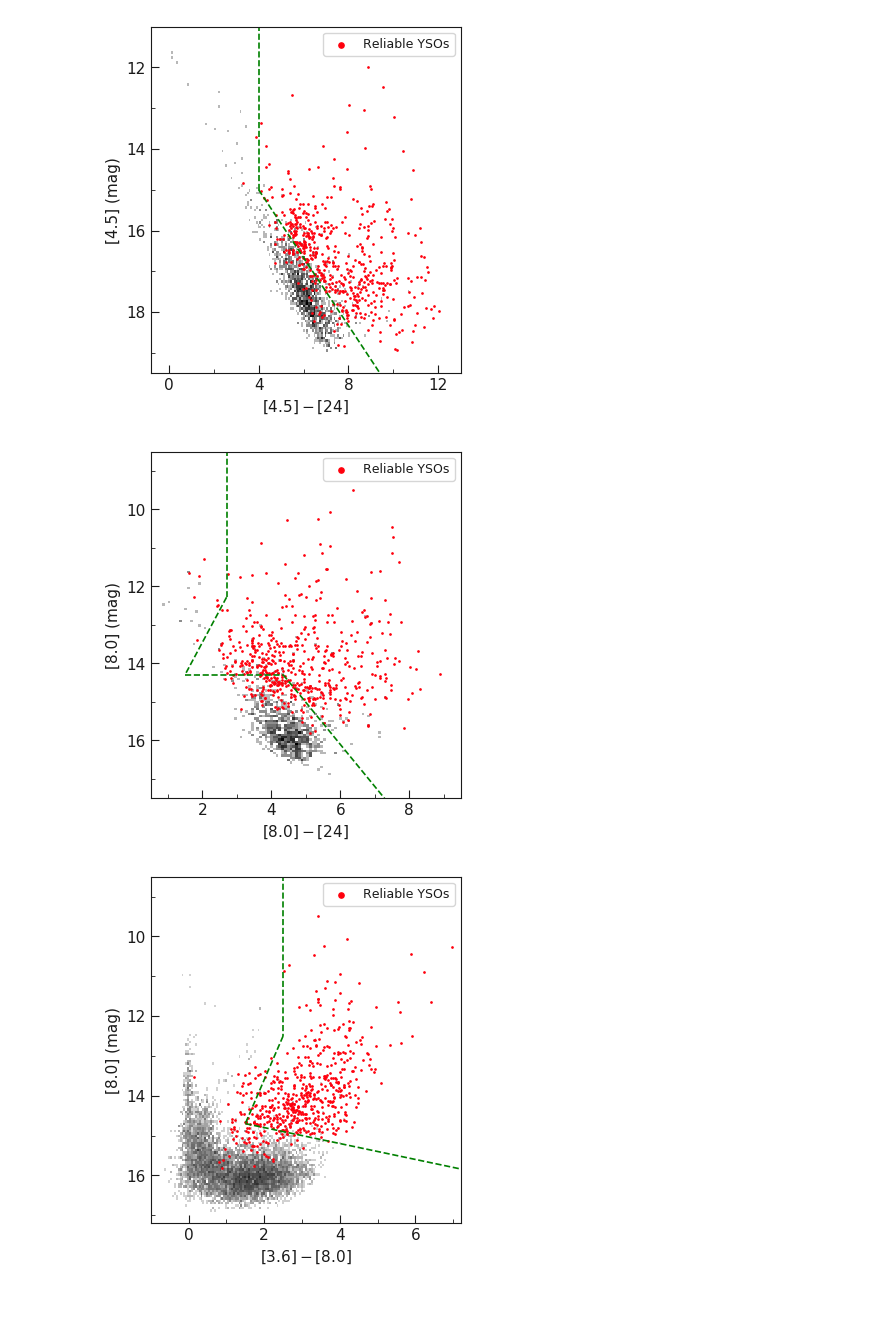
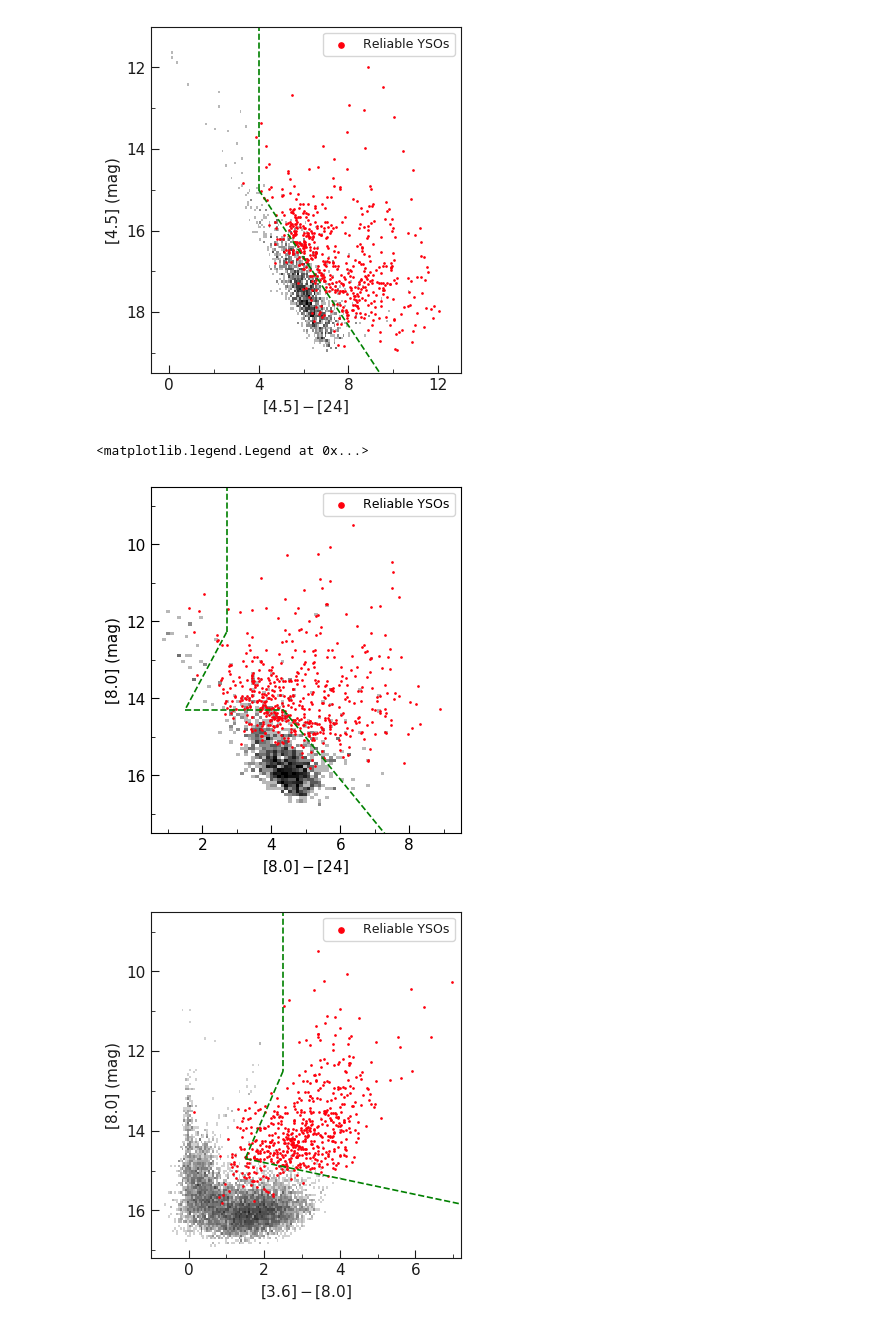
Before and after one commit to MichaelSharp7/YSOs, a Jupyter notebook: NGC6822_cat.ipynb, the cells around one changed output. Cells and saved outputs as stored; diff of their text form; code cells hidden in the pictures.

```diff
--- a/NGC6822_cat.ipynb
+++ b/NGC6822_cat.ipynb
@@ -1088,8 +1078,8 @@ color = data['k80mag'][idx_8024]-data['k24mag'][idx_8024]
 mag2= data['k80mag'][idx_8024]
 
 #Defining the edges of the 2D histogram for the Hess diagram  - makesure this matches your plot imits or is just smaller than
-coledges = np.linspace(-4.0, 12, 200) #(min, max, nbins)
-magedges = np.linspace(6, 18, 200)
+coledges = np.linspace(-4.0, 12, 150) #(min, max, nbins)
+magedges = np.linspace(6, 18, 150)
 extent = [coledges[0], coledges[-1], magedges[-1], magedges[0]]
 
 plt.rc('font', family='sans-serif')
@@ -1121,35 +1111,36 @@ y_majors=np.linspace(8, 18,6)
 ax.xaxis.set_major_locator(matplotlib.ticker.FixedLocator(x_majors))
 ax.yaxis.set_major_locator(matplotlib.ticker.FixedLocator(y_majors))
 x_minors = np.linspace(-2, 10, 13)[1:-1]
 ax.xaxis.set_minor_locator(matplotlib.ticker.FixedLocator(x_minors))
 y_minors = np.linspace(8, 18, 11)[1:-1]
 ax.yaxis.set_minor_locator(matplotlib.ticker.FixedLocator(y_minors))
 plt.tick_params(which='minor',direction='in',length=3)
 plt.tick_params(which='major',direction='in',length=6)
 
 #Show the image (the 2D histogram)
 im = ax.imshow(numH,extent=extent,interpolation='nearest',
             vmin=0,vmax=1000,aspect='auto')
 
 im.set_clim(0,1.5)         #clipping values of the image to show.
 im.set_cmap('gist_yarg')   #choosing a color map
 
 #Plot all potential YSOs making the cut
 #plt.scatter(data['k80mag'][c6_idx]-data['k24mag'][c6_idx], data['k80mag'][c6_idx], s=0.9,color=sns.xkcd_rgb['bright purple'], label="YSO candidates")
 # Plot all reliable stars which satify the cut criteria
 plt.scatter(reliable_score_cat['k80mag'][rel_idx_8024]-reliable_score_cat['k24mag'][rel_idx_8024], reliable_score_cat['k80mag'][rel_idx_8024], s=0.9,color=sns.xkcd_rgb['bright red'], label="Reliable YSOs")
 
 lines=([2.7,2.7],[6,12.281],[2.7,1.497],[12.281,10+mod],[1.497,4.34],[10+mod,10+mod],[4.34,7.74],[10+mod,18])
 lim=int(0.5*len(lines))
 for i in range(lim):
     x,y=lines[2*i],lines[2*i+1]
     plt.plot(x,y,'--',color='green',linewidth=1.2)
 
 # Add a legend and a title
 plt.legend(loc="upper right",frameon=True, scatterpoints=1, numpoints=1, markerscale=4,fontsize=9)
-plt.savefig("80_24_Hess.pdf", bbox_inches='tight')
+#plt.savefig("80_24_Hess.pdf", bbox_inches='tight')
 # %% [output]
+<matplotlib.legend.Legend at 0x...>
-[figure, old version]
+[figure, new version]
 # %%
 #3680 Spitzer
 #Defining the magnitude and color
```
Also changed, not shown: parts of 7 cells of this notebook, 1 other file.
